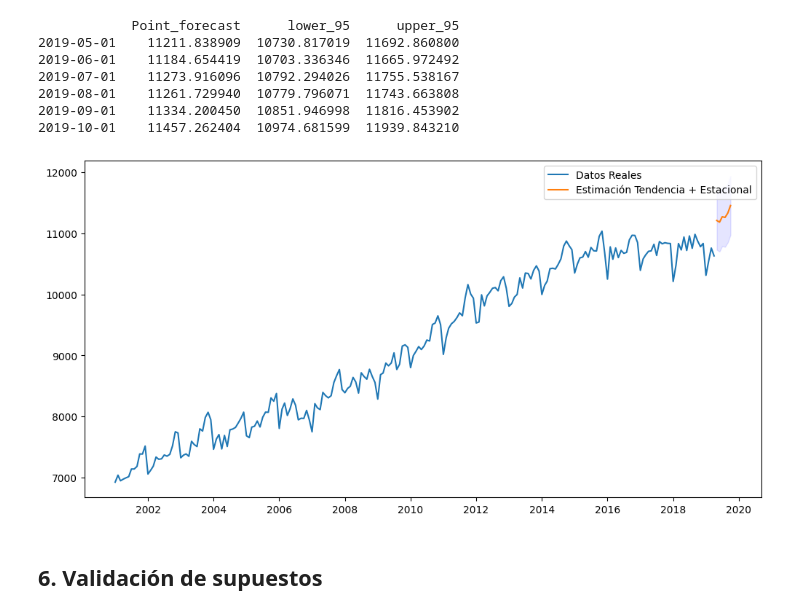
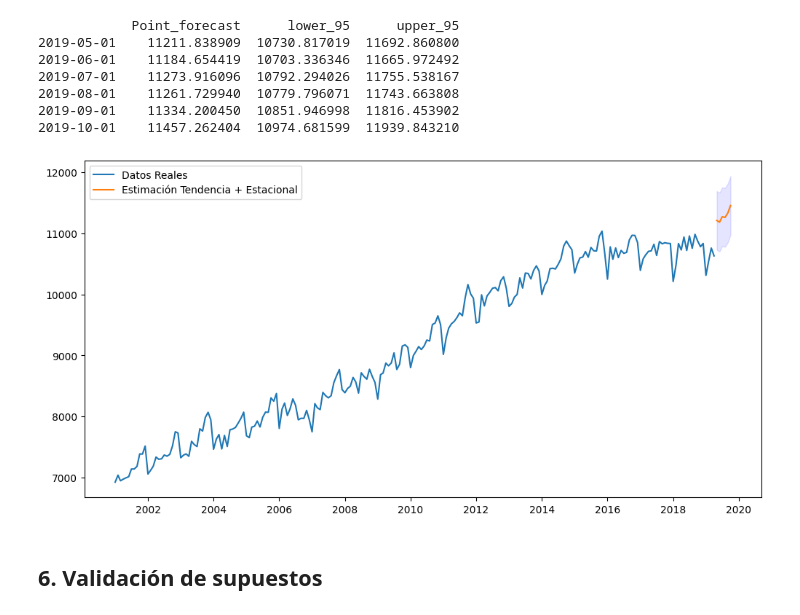
Before and after one commit to cam2149/MachineLearningIII, a Jupyter notebook: Taller_2_Series_de_tiempo.ipynb, the cells around one changed output. Saved outputs shown, nothing was run; the diff lists cells and outputs as text; code cells hidden in the pictures.

```diff
--- a/Taller_2_Series_de_tiempo.ipynb
+++ b/Taller_2_Series_de_tiempo.ipynb
@@ -277,12 +288,12 @@ print(preds)
 # %%
 fig = plt.figure(figsize=(12, 6))
 plt.plot(y.index,y,label="Datos Reales")
 plt.plot(preds.index,preds['Point_forecast'],label="Estimación Tendencia + Estacional")
 plt.fill_between(preds.index,preds['lower_95'], preds['upper_95'], color='blue', alpha=0.1)
-plt.legend()
+plt.legend(loc='upper left')
 plt.show()
 # %% [output]
-[figure, old version]
+[figure, new version]
 # %% [markdown]
 ## **6. Validación de supuestos**
 # %% [markdown]
```
Also changed, not shown: parts of 8 cells of this notebook.
